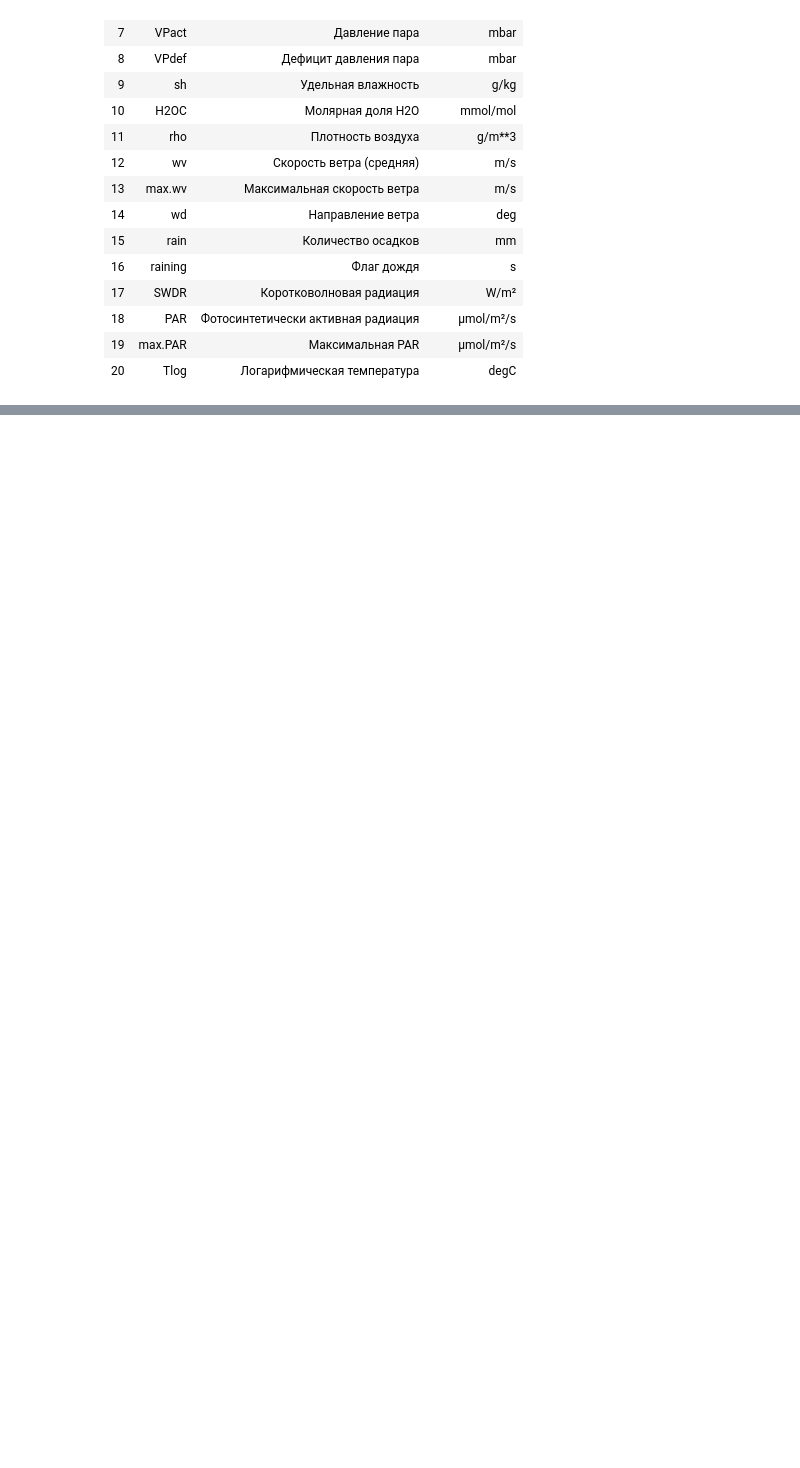
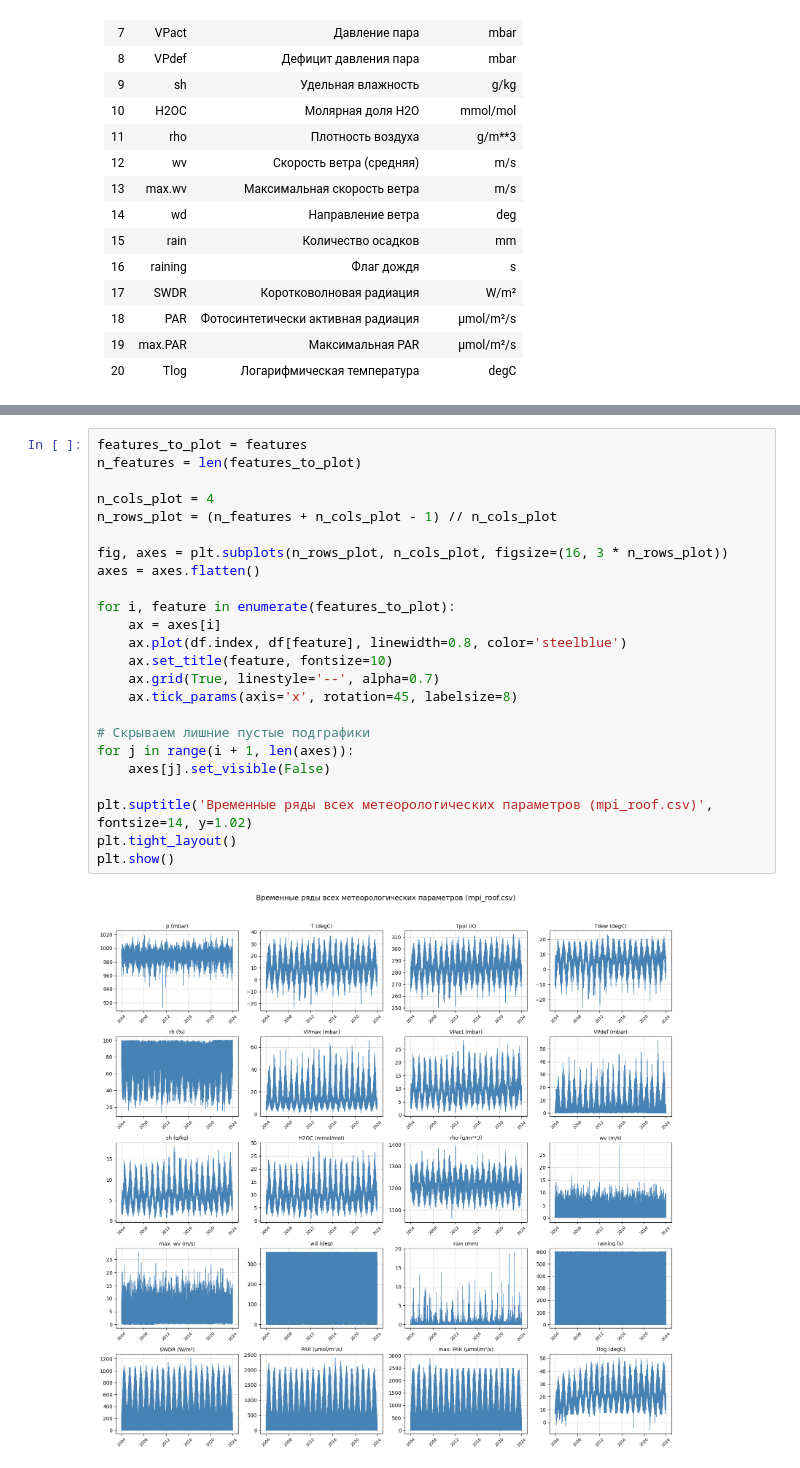
Before and after one commit to Ntshnka/Time_Series, a Jupyter notebook: IKM.ipynb, the cells around one changed output, grey strips where cells are left out. Cells and saved outputs as stored; diff of their text form; blank space fills up the shorter version.

```diff
--- a/IKM.ipynb
+++ b/IKM.ipynb
@@ -98,0 +110,26 @@ for feature in features:
+# %%
+features_to_plot = features
+n_features = len(features_to_plot)
+
+n_cols_plot = 4
+n_rows_plot = (n_features + n_cols_plot - 1) // n_cols_plot
+
+fig, axes = plt.subplots(n_rows_plot, n_cols_plot, figsize=(16, 3 * n_rows_plot))
+axes = axes.flatten()
+
+for i, feature in enumerate(features_to_plot):
+    ax = axes[i]
+    ax.plot(df.index, df[feature], linewidth=0.8, color='steelblue')
+    ax.set_title(feature, fontsize=10)
+    ax.grid(True, linestyle='--', alpha=0.7)
+    ax.tick_params(axis='x', rotation=45, labelsize=8)
+
+# Скрываем лишние пустые подграфики
+for j in range(i + 1, len(axes)):
+    axes[j].set_visible(False)
+
+plt.suptitle('Временные ряды всех метеорологических параметров (mpi_roof.csv)', fontsize=14, y=1.02)
+plt.tight_layout()
+plt.show()
+# %% [output]
+[figure, added]
```
Also changed, not shown: parts of 14 cells of this notebook, 2 other files.
